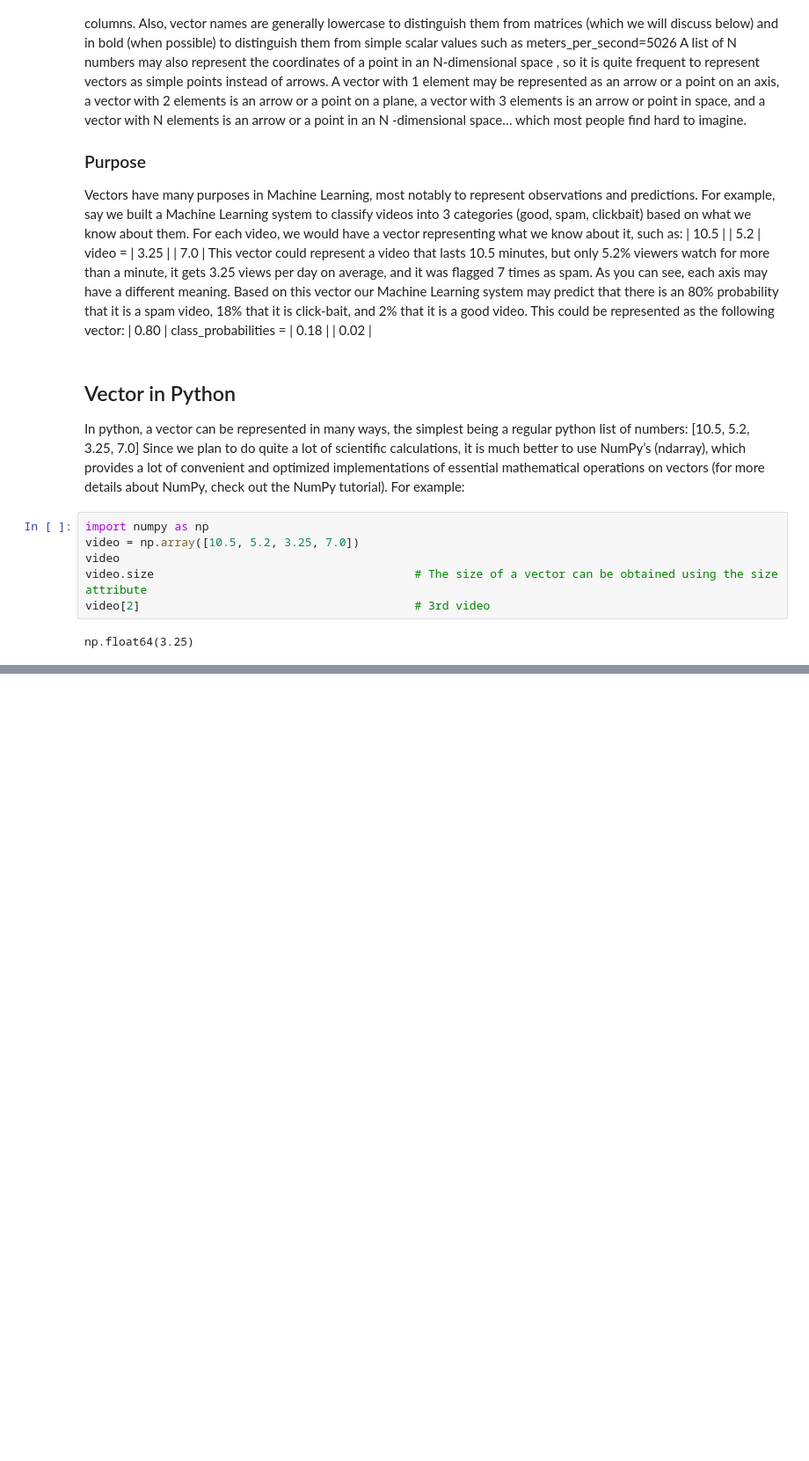
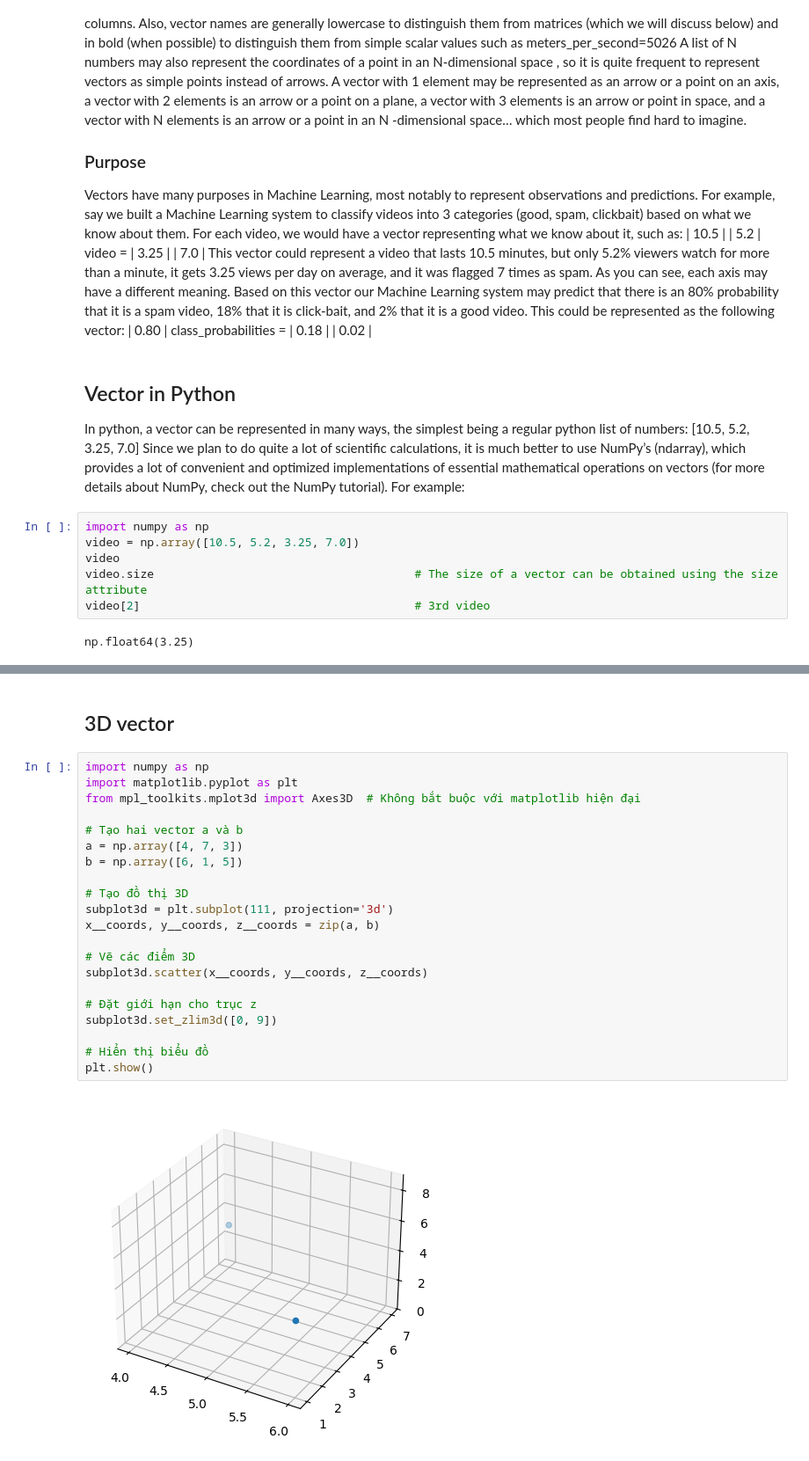
Before and after one commit to Azure06072005/Data-Science-with-Python, a Jupyter notebook: Math/Linear_Algebra.ipynb, the cells around one changed output, grey strips where cells are left out. Shown at 88% size. Drawn from its saved outputs; the diff is of its cells as text; blank space fills up the shorter version.

```diff
--- a/Math/Linear_Algebra.ipynb
+++ b/Math/Linear_Algebra.ipynb
@@ -42,0 +102,25 @@ np.float64(3.25)
+# %% [markdown]
+## 3D vector
+# %%
+import numpy as np
+import matplotlib.pyplot as plt
+from mpl_toolkits.mplot3d import Axes3D  # Không bắt buộc với matplotlib hiện đại
+
+# Tạo hai vector a và b
+a = np.array([4, 7, 3])
+b = np.array([6, 1, 5])
+
+# Tạo đồ thị 3D
+subplot3d = plt.subplot(111, projection='3d')
+x__coords, y__coords, z__coords = zip(a, b)
+
+# Vẽ các điểm 3D
+subplot3d.scatter(x__coords, y__coords, z__coords)
+
+# Đặt giới hạn cho trục z
+subplot3d.set_zlim3d([0, 9])
+
+# Hiển thị biểu đồ
+plt.show()
+# %% [output]
+[figure, added]
```
Also changed, not shown: parts of 7 cells of this notebook, 11 other files.
